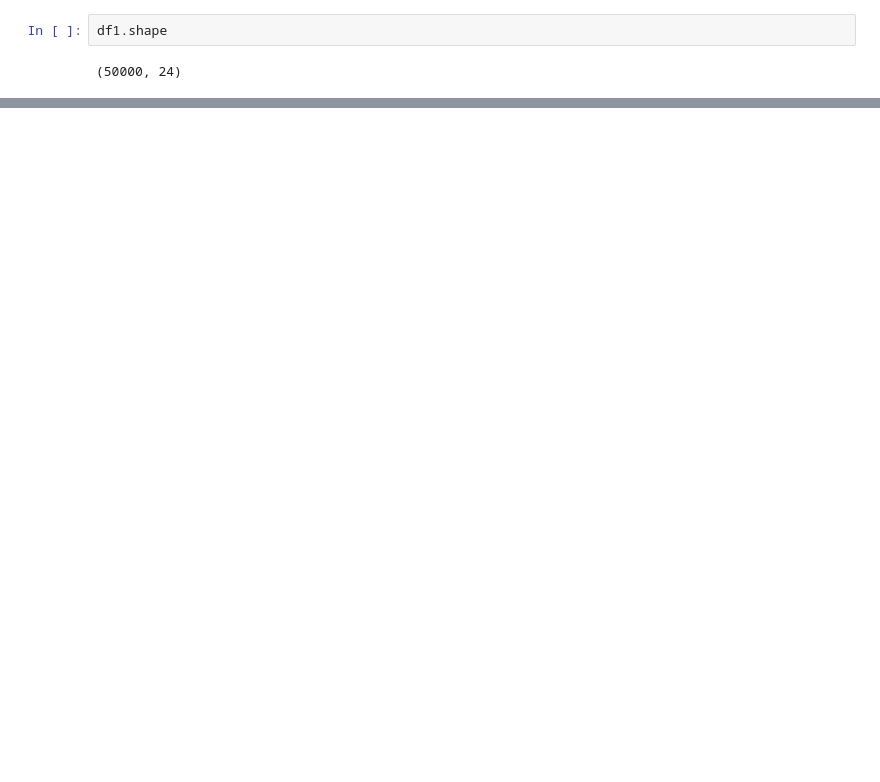
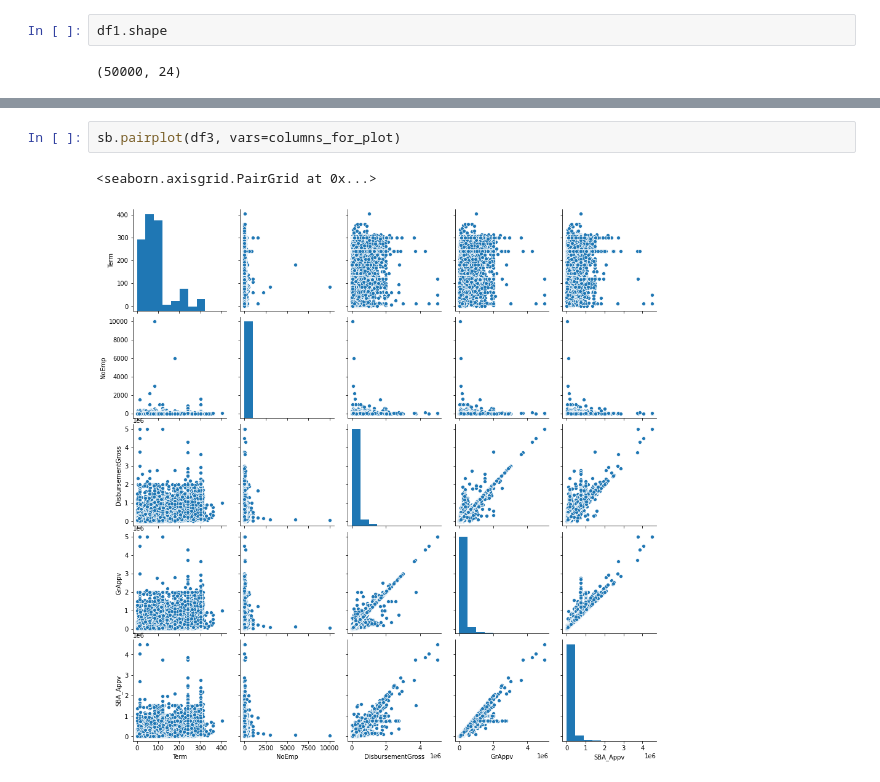
Before and after one commit to pocketgirl89757/CS5228_Project, a Jupyter notebook: data_cleaning.ipynb, the cells around one changed output, grey strips where cells are left out. Drawn from its saved outputs; the diff is of its cells as text; blank space fills up the shorter version.

```diff
--- a/data_cleaning.ipynb
+++ b/data_cleaning.ipynb
@@ -146,0 +227,5 @@ df_original.head()
+# %%
+sb.pairplot(df3, vars=columns_for_plot)
+# %% [output]
+<seaborn.axisgrid.PairGrid at 0x...>
+[figure, added]
```
Also changed, not shown: parts of 8 cells of this notebook.
